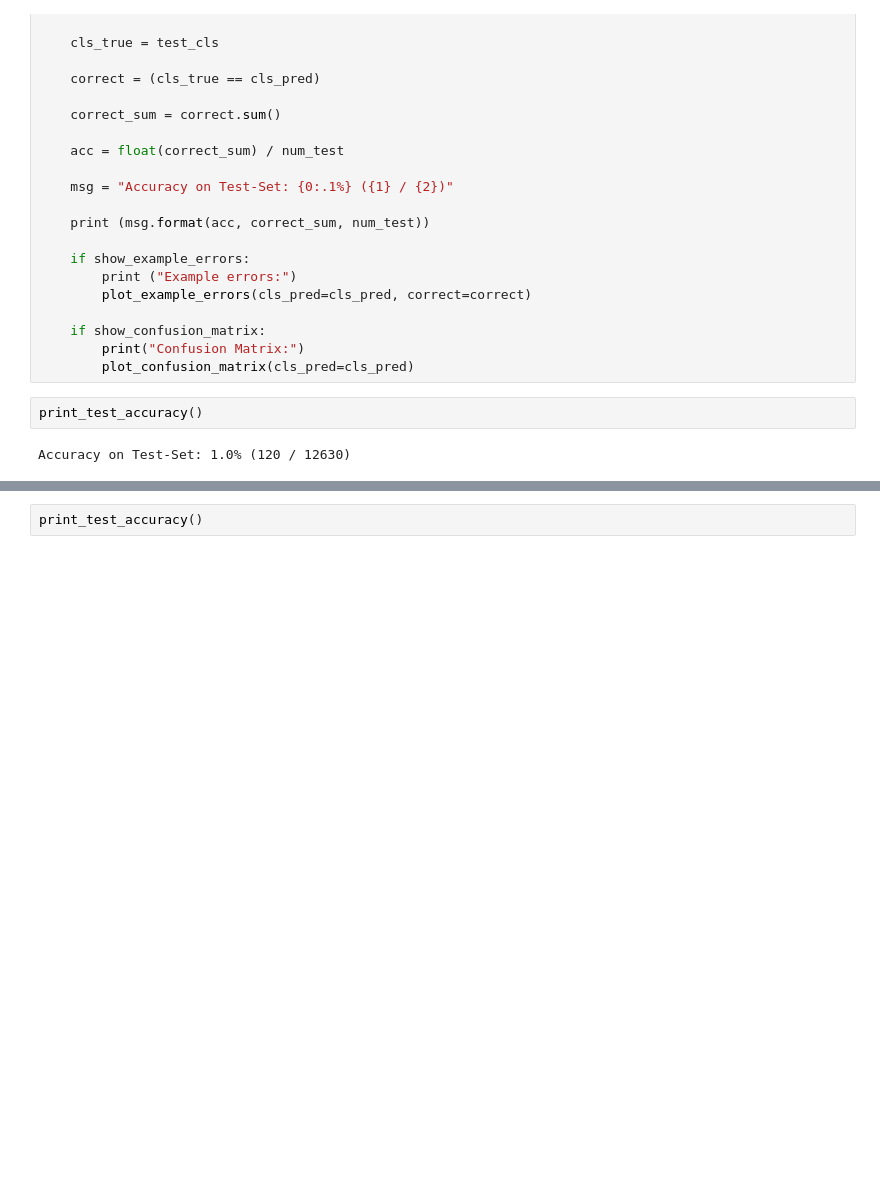
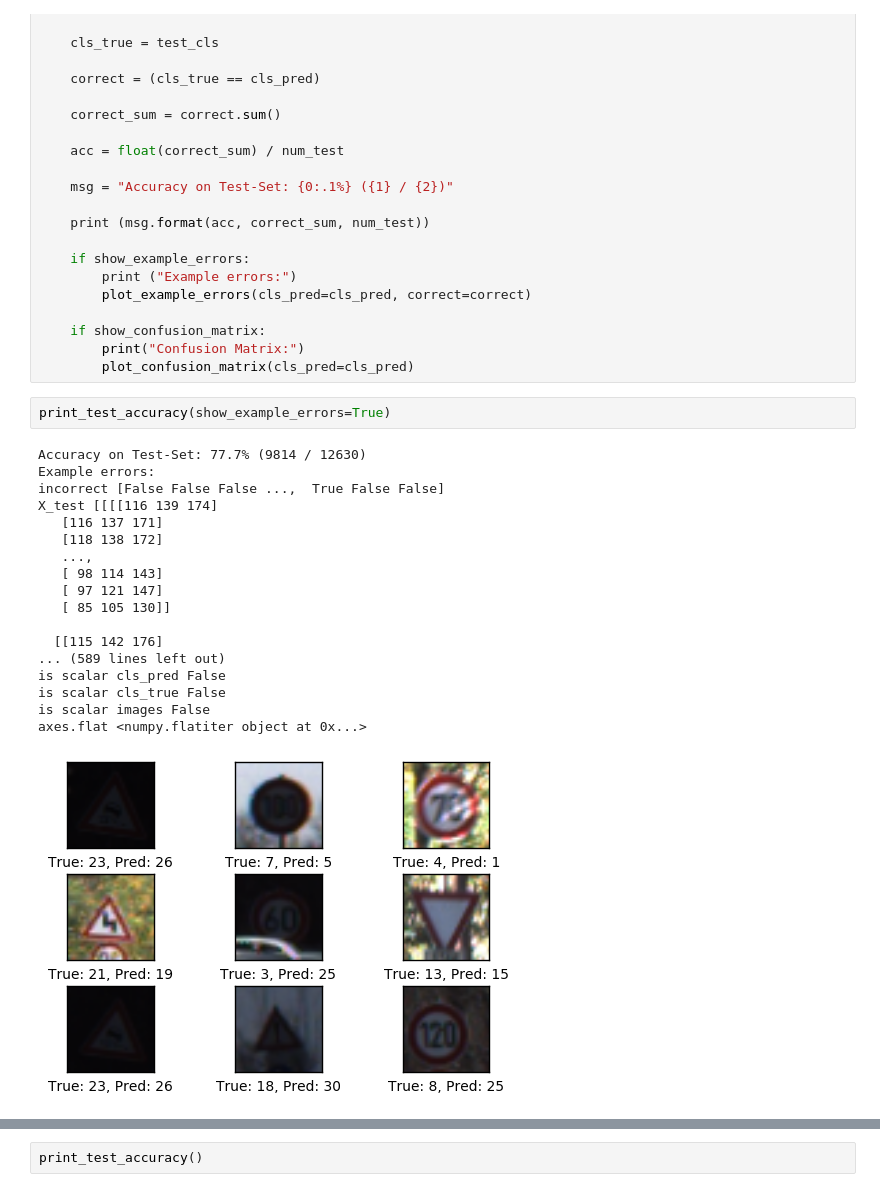
Before and after one commit to reneesmacdonald/trafficsigns, a Jupyter notebook: Traffic_Signs_Recognition.ipynb, the cells around one changed output, grey strips where cells are left out. Drawn from its saved outputs; the diff is of its cells as text; blank space fills up the shorter version.

```diff
--- a/Traffic_Signs_Recognition.ipynb
+++ b/Traffic_Signs_Recognition.ipynb
@@ -479,9 +493,26 @@ def print_test_accuracy(show_example_errors=False,
         print("Confusion Matrix:")
         plot_confusion_matrix(cls_pred=cls_pred)
 # %%
-print_test_accuracy()
+print_test_accuracy(show_example_errors=True)
 # %% [output]
-Accuracy on Test-Set: 1.0% (120 / 12630)
+Accuracy on Test-Set: 77.7% (9814 / 12630)
+Example errors:
+incorrect [False False False ...,  True False False]
+X_test [[[[116 139 174]
+   [116 137 171]
+   [118 138 172]
+   ...,
+   [ 98 114 143]
+   [ 97 121 147]
+   [ 85 105 130]]
+
+  [[115 142 176]
+... (589 lines left out)
+is scalar cls_pred False
+is scalar cls_true False
+is scalar images False
+axes.flat <numpy.flatiter object at 0x...>
+[figure, added]
 # %%
 optimize(num_iterations=1)
 # %% [output]
```
Also changed, not shown: parts of 42 cells of this notebook.
